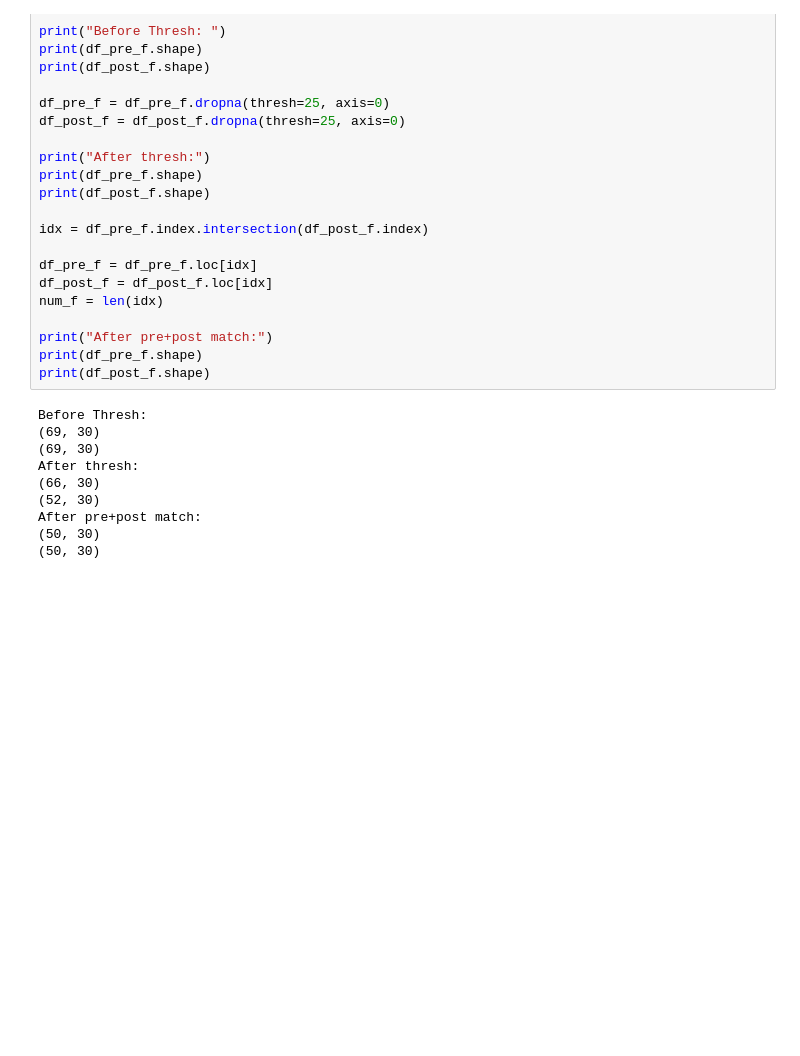
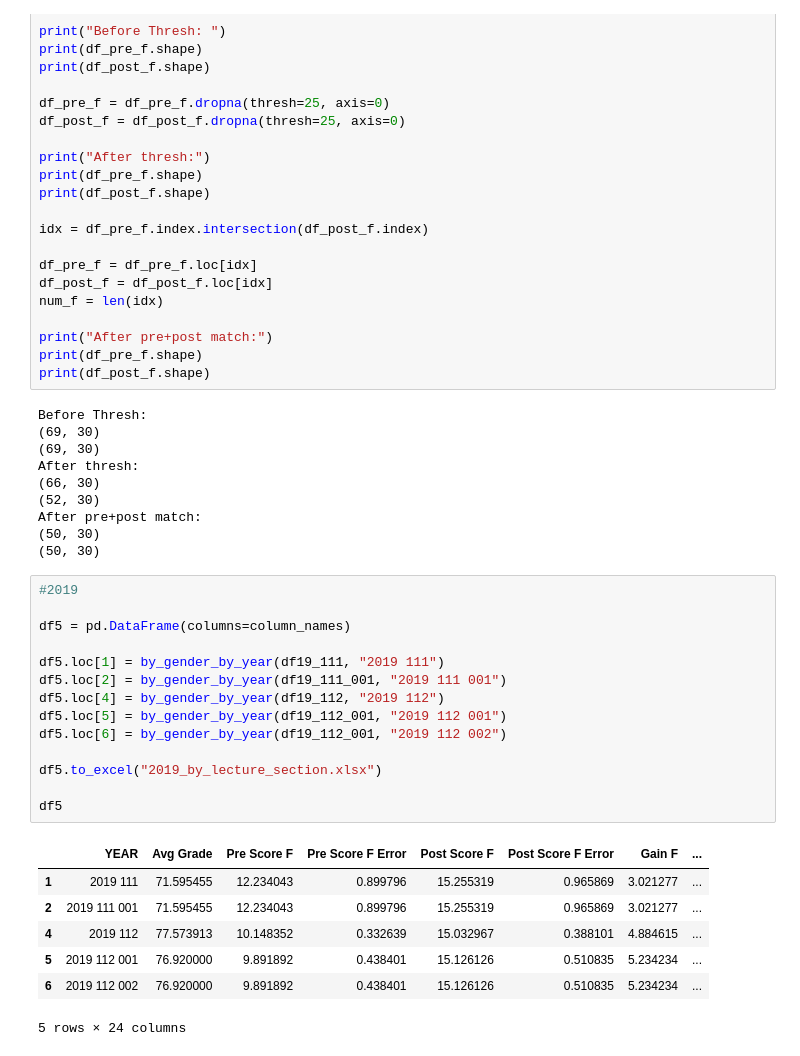
Before and after one commit to maya-patel/Honours-FCI-data, a Jupyter notebook: Data_Collection_Clean_Done.ipynb, the cells around one changed output. Drawn from its saved outputs; the diff is of its cells as text; blank space fills up the shorter version.

```diff
--- a/Data_Collection_Clean_Done.ipynb
+++ b/Data_Collection_Clean_Done.ipynb
@@ -286,3 +319,25 @@ After thresh:
 After pre+post match:
 (50, 30)
 (50, 30)
+# %%
+#2019
+
+df5 = pd.DataFrame(columns=column_names)
+
+df5.loc[1] = by_gender_by_year(df19_111, "2019 111")
+df5.loc[2] = by_gender_by_year(df19_111_001, "2019 111 001")
+df5.loc[4] = by_gender_by_year(df19_112, "2019 112")
+df5.loc[5] = by_gender_by_year(df19_112_001, "2019 112 001")
+df5.loc[6] = by_gender_by_year(df19_112_001, "2019 112 002")
+
+df5.to_excel("2019_by_lecture_section.xlsx")
+
+df5
+# %% [output]
+|  | YEAR | Avg Grade | Pre Score F | Pre Score F Error | Post Score F | Post Score F Error | Gain F | ... |
+| 1 | 2019 111 | 71.595455 | 12.234043 | 0.899796 | 15.255319 | 0.965869 | 3.021277 | ... |
+| 2 | 2019 111 001 | 71.595455 | 12.234043 | 0.899796 | 15.255319 | 0.965869 | 3.021277 | ... |
+| 4 | 2019 112 | 77.573913 | 10.148352 | 0.332639 | 15.032967 | 0.388101 | 4.884615 | ... |
+| 5 | 2019 112 001 | 76.920000 | 9.891892 | 0.438401 | 15.126126 | 0.510835 | 5.234234 | ... |
+| 6 | 2019 112 002 | 76.920000 | 9.891892 | 0.438401 | 15.126126 | 0.510835 | 5.234234 | ... |
+5 rows × 24 columns
```
Also changed, not shown: parts of 4 cells of this notebook, 5 other files.
